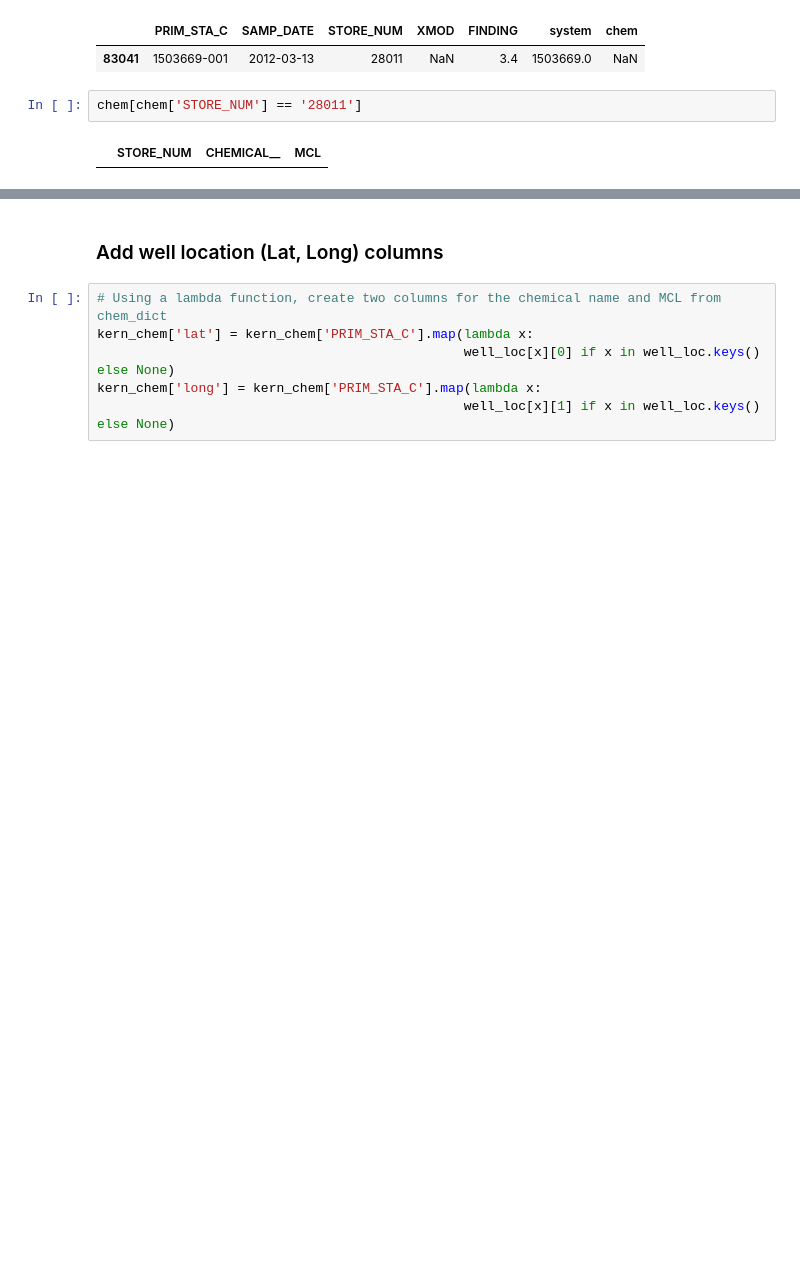
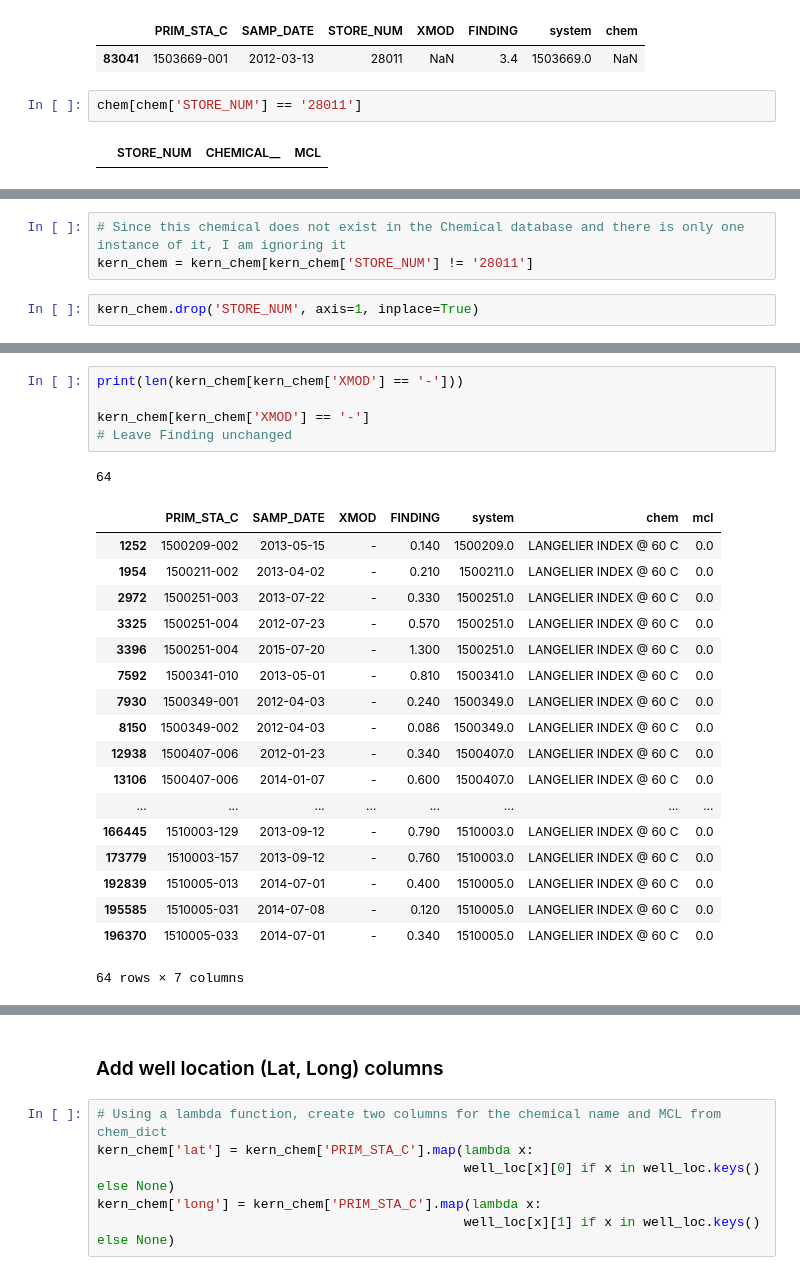
Before and after one commit to waterdatacollaborative/NicoleLook_Drinking-Water-Contaminant-Classification, a Jupyter notebook: Capstone.ipynb, the cells around one changed output, grey strips where cells are left out. Cells and saved outputs as stored; diff of their text form; blank space fills up the shorter version.

```diff
--- a/Capstone.ipynb
+++ b/Capstone.ipynb
@@ -511,0 +356,5 @@ chem_sort.iloc[69:73]
+# %%
+# Since this chemical does not exist in the Chemical database and there is only one instance of it, I am ignoring it
+kern_chem = kern_chem[kern_chem['STORE_NUM'] != '28011']
+# %%
+kern_chem.drop('STORE_NUM', axis=1, inplace=True)
@@ -511,0 +404,25 @@ chem_sort.iloc[69:73]
+# %%
+print(len(kern_chem[kern_chem['XMOD'] == '-']))
+
+kern_chem[kern_chem['XMOD'] == '-']
+# Leave Finding unchanged
+# %% [output]
+64
+|  | PRIM_STA_C | SAMP_DATE | XMOD | FINDING | system | chem | mcl |
+| 1252 | 1500209-002 | 2013-05-15 | - | 0.140 | 1500209.0 | LANGELIER INDEX @ 60 C | 0.0 |
+| 1954 | 1500211-002 | 2013-04-02 | - | 0.210 | 1500211.0 | LANGELIER INDEX @ 60 C | 0.0 |
+| 2972 | 1500251-003 | 2013-07-22 | - | 0.330 | 1500251.0 | LANGELIER INDEX @ 60 C | 0.0 |
+| 3325 | 1500251-004 | 2012-07-23 | - | 0.570 | 1500251.0 | LANGELIER INDEX @ 60 C | 0.0 |
+| 3396 | 1500251-004 | 2015-07-20 | - | 1.300 | 1500251.0 | LANGELIER INDEX @ 60 C | 0.0 |
+| 7592 | 1500341-010 | 2013-05-01 | - | 0.810 | 1500341.0 | LANGELIER INDEX @ 60 C | 0.0 |
+| 7930 | 1500349-001 | 2012-04-03 | - | 0.240 | 1500349.0 | LANGELIER INDEX @ 60 C | 0.0 |
+| 8150 | 1500349-002 | 2012-04-03 | - | 0.086 | 1500349.0 | LANGELIER INDEX @ 60 C | 0.0 |
+| 12938 | 1500407-006 | 2012-01-23 | - | 0.340 | 1500407.0 | LANGELIER INDEX @ 60 C | 0.0 |
+| 13106 | 1500407-006 | 2014-01-07 | - | 0.600 | 1500407.0 | LANGELIER INDEX @ 60 C | 0.0 |
+| ... | ... | ... | ... | ... | ... | ... | ... |
+| 166445 | 1510003-129 | 2013-09-12 | - | 0.790 | 1510003.0 | LANGELIER INDEX @ 60 C | 0.0 |
+| 173779 | 1510003-157 | 2013-09-12 | - | 0.760 | 1510003.0 | LANGELIER INDEX @ 60 C | 0.0 |
+| 192839 | 1510005-013 | 2014-07-01 | - | 0.400 | 1510005.0 | LANGELIER INDEX @ 60 C | 0.0 |
+| 195585 | 1510005-031 | 2014-07-08 | - | 0.120 | 1510005.0 | LANGELIER INDEX @ 60 C | 0.0 |
+| 196370 | 1510005-033 | 2014-07-01 | - | 0.340 | 1510005.0 | LANGELIER INDEX @ 60 C | 0.0 |
+64 rows × 7 columns
```
Also changed, not shown: parts of 75 cells of this notebook.
